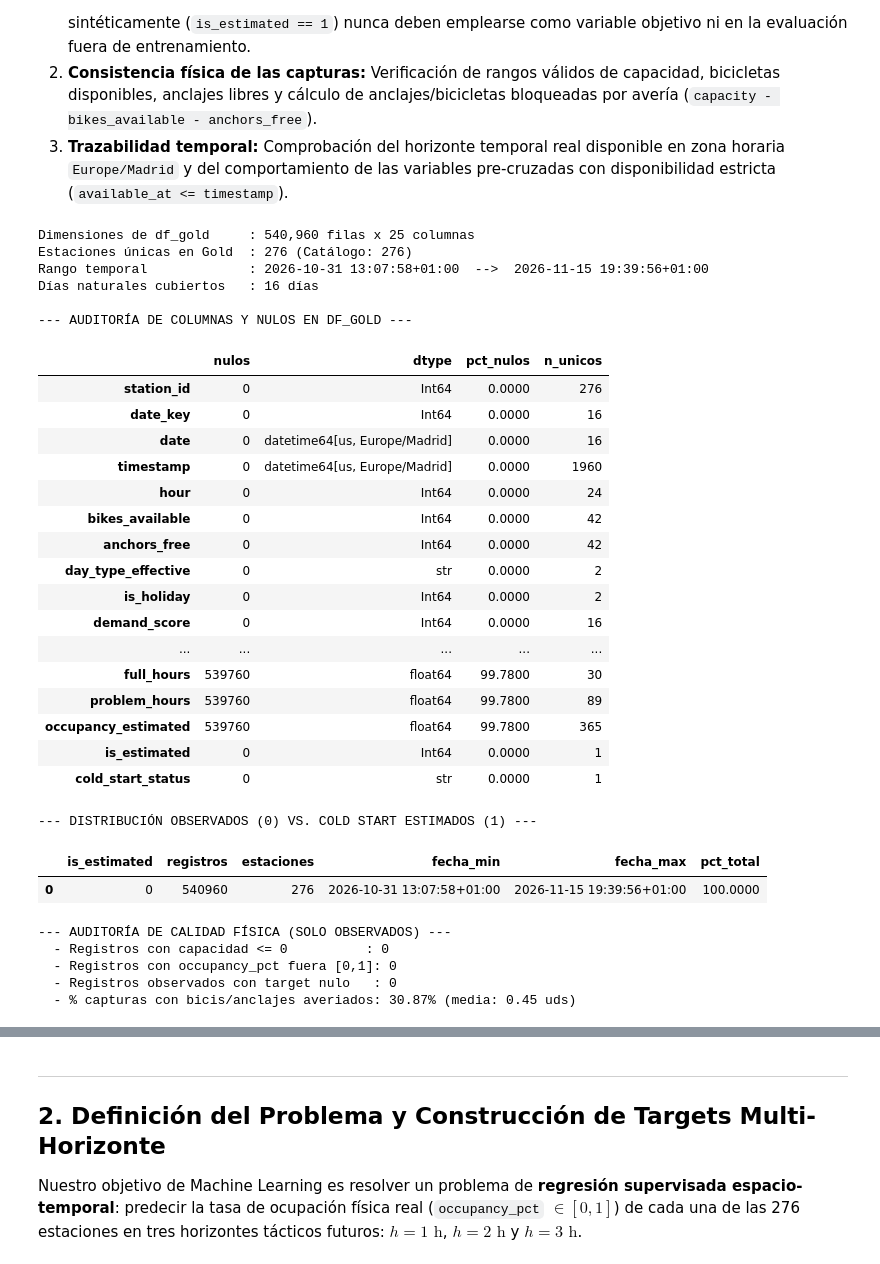
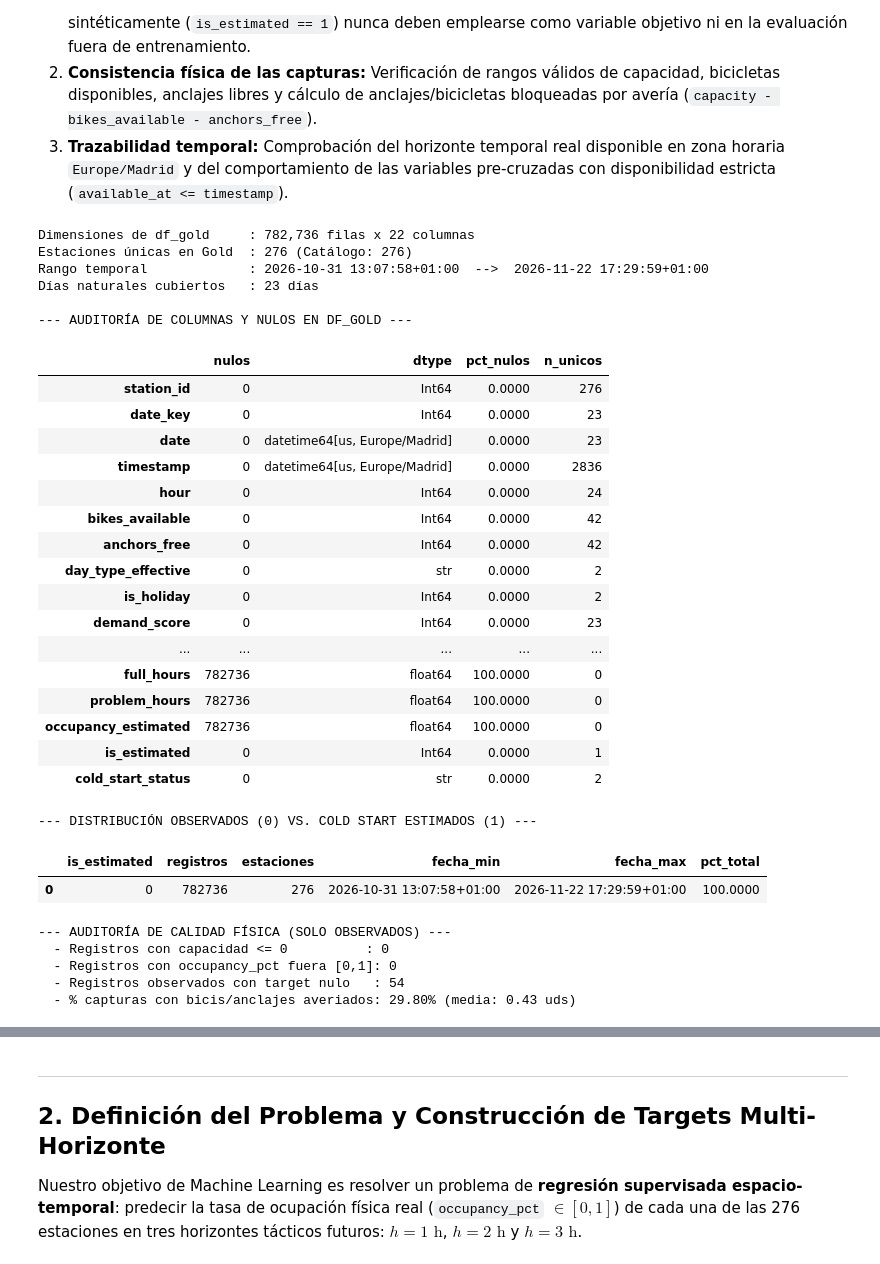
Before and after one commit to PabloMR-84/TFM_DataScience, a Jupyter notebook: notebooks/modelado_predictivo.ipynb, the cells around one changed output, grey strips where cells are left out. Saved outputs shown, nothing was run; the diff lists cells and outputs as text; code cells hidden in the pictures.

```diff
--- a/notebooks/modelado_predictivo.ipynb
+++ b/notebooks/modelado_predictivo.ipynb
@@ -69,7 +69,7 @@ if str(ROOT_DIR) not in sys.path:
 
 # Directorios de datos (Capa Gold - Snapshot congelado)
 DATA_DIR = ROOT_DIR / "data"
-GOLD_SNAPSHOT_DIR = DATA_DIR / "gold_snapshot_ml_20261115"
+GOLD_SNAPSHOT_DIR = DATA_DIR / "gold_snapshot_ml_20261122"
 
 # Rutas de entrada (tablas inmutables del ETL)
 PATH_DF_GOLD = GOLD_SNAPSHOT_DIR / "df_gold.parquet"
@@ -153,39 +153,43 @@ auditoria_columnas = pd.DataFrame({
 print("\n--- AUDITORÍA DE COLUMNAS Y NULOS EN DF_GOLD ---")
 display(auditoria_columnas)
 # %% [output]
-Dimensiones de df_gold     : 540,960 filas x 25 columnas
+Dimensiones de df_gold     : 782,736 filas x 22 columnas
 Estaciones únicas en Gold  : 276 (Catálogo: 276)
-Rango temporal             : 2026-10-31 13:07:58+01:00  -->  2026-11-15 19:39:56+01:00
-Días naturales cubiertos   : 16 días
+Rango temporal             : 2026-10-31 13:07:58+01:00  -->  2026-11-22 17:29:59+01:00
+Días naturales cubiertos   : 23 días
 
 --- AUDITORÍA DE COLUMNAS Y NULOS EN DF_GOLD ---
 |  | nulos | dtype | pct_nulos | n_unicos |
 | station_id | 0 | Int64 | 0.0000 | 276 |
-| date_key | 0 | Int64 | 0.0000 | 16 |
-| date | 0 | datetime64[us, Europe/Madrid] | 0.0000 | 16 |
-| timestamp | 0 | datetime64[us, Europe/Madrid] | 0.0000 | 1960 |
+| date_key | 0 | Int64 | 0.0000 | 23 |
+| date | 0 | datetime64[us, Europe/Madrid] | 0.0000 | 23 |
+| timestamp | 0 | datetime64[us, Europe/Madrid] | 0.0000 | 2836 |
 | hour | 0 | Int64 | 0.0000 | 24 |
 | bikes_available | 0 | Int64 | 0.0000 | 42 |
 | anchors_free | 0 | Int64 | 0.0000 | 42 |
 | day_type_effective | 0 | str | 0.0000 | 2 |
 | is_holiday | 0 | Int64 | 0.0000 | 2 |
-| demand_score | 0 | Int64 | 0.0000 | 16 |
+| demand_score | 0 | Int64 | 0.0000 | 23 |
 | ... | ... | ... | ... | ... |
-| full_hours | 539760 | float64 | 99.7800 | 30 |
-| problem_hours | 539760 | float64 | 99.7800 | 89 |
-| occupancy_estimated | 539760 | float64 | 99.7800 | 365 |
+| full_hours | 782736 | float64 | 100.0000 | 0 |
+| problem_hours | 782736 | float64 | 100.0000 | 0 |
+| occupancy_estimated | 782736 | float64 | 100.0000 | 0 |
 | is_estimated | 0 | Int64 | 0.0000 | 1 |
-| cold_start_status | 0 | str | 0.0000 | 1 |
+| cold_start_status | 0 | str | 0.0000 | 2 |
 # %%
 # ==============================================================================
 # 1.2. AUDITORÍA ANTI-LEAKAGE (COLD START) Y CONSISTENCIA FÍSICA
 # ==============================================================================
-# 0. Incorporamos 'capacity' desde dim_stations
-df_gold = df_gold.merge(
-    df_stations[["station_id", "capacity"]],
-    on="station_id",
-    how="left",
-    validate="m:1",
+# 0. Incorporamos los atributos estáticos desde dim_stations mediante station_id
+station_static_cols = ["name", "latitude", "longitude", "capacity"]
+df_gold = (
+    df_gold.drop(columns=station_static_cols, errors="ignore")
+    .merge(
+        df_stations[["station_id"] + station_static_cols],
+        on="station_id",
+        how="left",
+        validate="m:1",
+    )
 )
 
 # 1. Distribución de registros observados vs. estimados (Cold Start)
@@ -202,39 +206,39 @@ resumen_estimados = (
 resumen_estimados["pct_total"] = (
     resumen_estimados["registros"] / len(df_gold) * 100
 ).round(2)
 
 print("--- DISTRIBUCIÓN OBSERVADOS (0) VS. COLD START ESTIMADOS (1) ---")
 display(resumen_estimados)
 
 # 2. Métrica física derivada: bicis/anclajes bloqueados por avería o mantenimiento
 df_gold["disabled_units"] = (
     df_gold["capacity"] - df_gold["bikes_available"] - df_gold["anchors_free"]
 ).clip(lower=0)
 
 # 3. Validaciones de calidad física sobre registros observados (is_estimated == 0)
 df_obs_check = df_gold[df_gold["is_estimated"] == 0]
 
 cap_invalida = (df_obs_check["capacity"] <= 0).sum()
 occ_fuera_rango = (
     (df_obs_check["occupancy_pct"] < 0) | (df_obs_check["occupancy_pct"] > 1)
 ).sum()
 nulos_target = df_obs_check["occupancy_pct"].isna().sum()
 pct_con_averias = (df_obs_check["disabled_units"] > 0).mean() * 100
 
 print("--- AUDITORÍA DE CALIDAD FÍSICA (SOLO OBSERVADOS) ---")
 print(f"  - Registros con capacidad <= 0          : {cap_invalida}")
 print(f"  - Registros con occupancy_pct fuera [0,1]: {occ_fuera_rango}")
 print(f"  - Registros observados con target nulo   : {nulos_target}")
 print(f"  - % capturas con bicis/anclajes averiados: {pct_con_averias:.2f}% (media: {df_obs_check['disabled_units'].mean():.2f} uds)")
 # %% [output]
 --- DISTRIBUCIÓN OBSERVADOS (0) VS. COLD START ESTIMADOS (1) ---
 |  | is_estimated | registros | estaciones | fecha_min | fecha_max | pct_total |
-| 0 | 0 | 540960 | 276 | 2026-10-31 13:07:58+01:00 | 2026-11-15 19:39:56+01:00 | 100.0000 |
+| 0 | 0 | 782736 | 276 | 2026-10-31 13:07:58+01:00 | 2026-11-22 17:29:59+01:00 | 100.0000 |
 --- AUDITORÍA DE CALIDAD FÍSICA (SOLO OBSERVADOS) ---
   - Registros con capacidad <= 0          : 0
   - Registros con occupancy_pct fuera [0,1]: 0
-  - Registros observados con target nulo   : 0
-  - % capturas con bicis/anclajes averiados: 30.87% (media: 0.45 uds)
+  - Registros observados con target nulo   : 54
+  - % capturas con bicis/anclajes averiados: 29.80% (media: 0.43 uds)
 # %% [markdown]
 > ### 💡 Diagnóstico de Auditoría de la Capa Gold
 >
```
Also changed, not shown: parts of 27 cells of this notebook, 18 other files.
